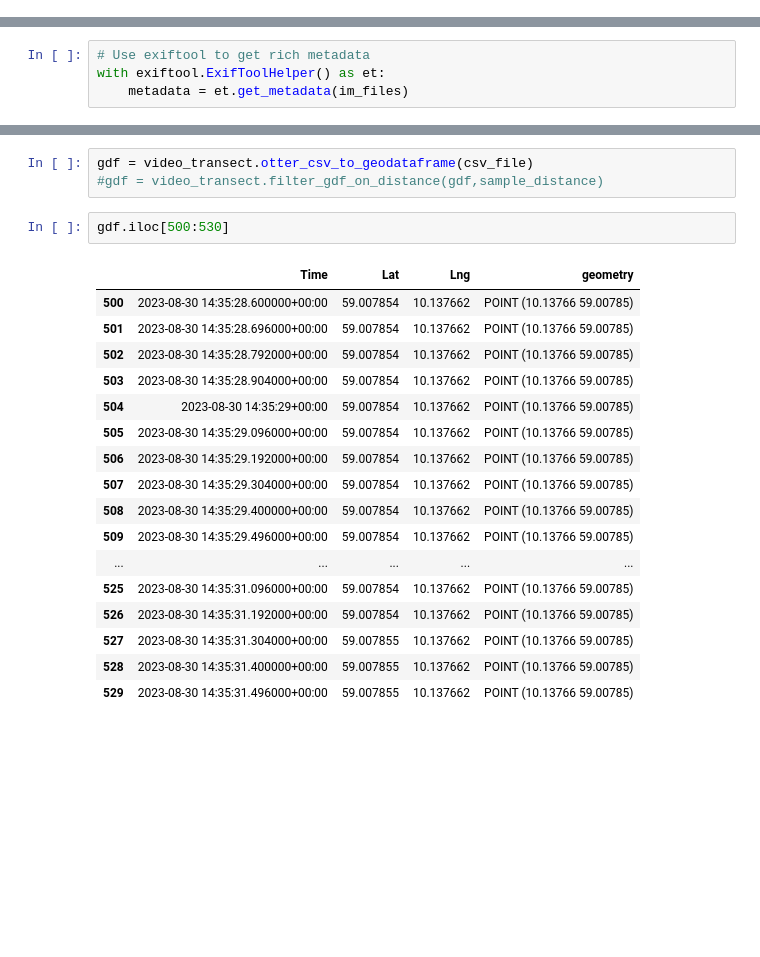
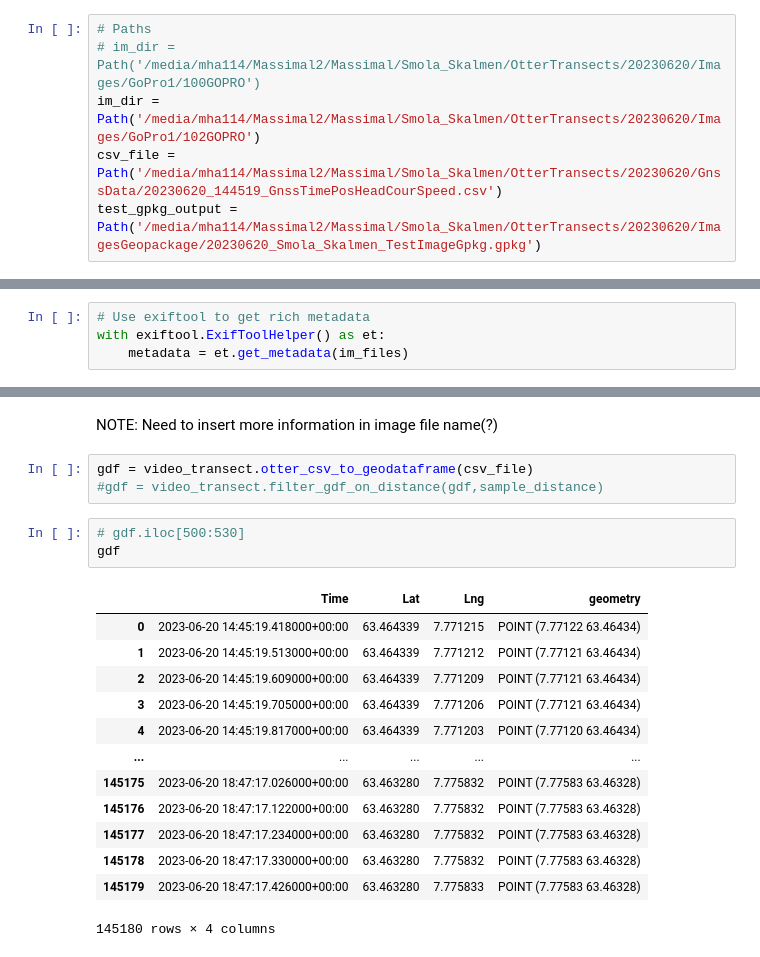
Before and after one commit to mh-skjelvareid/massimal, a Jupyter notebook: prelim/otter_image_georeferencing/prelim_smola_otter_image_georef.ipynb, the cells around one changed output, grey strips where cells are left out. Saved outputs shown, nothing was run; the diff lists cells and outputs as text; blank space fills up the shorter version.

Commit message:
Small adjustments after testing image georeferenceing with Skalmen data

```diff
--- a/prelim/otter_image_georeferencing/prelim_smola_otter_image_georef.ipynb
+++ b/prelim/otter_image_georeferencing/prelim_smola_otter_image_georef.ipynb
@@ -12,3 +8,9 @@ csv_file = Path('/media/mha114/LaCie/LarvikData/Larvik_Kongsbakkebukta/Otter/202
+# %%
+# Paths
+# im_dir = Path('/media/mha114/Massimal2/Massimal/Smola_Skalmen/OtterTransects/20230620/Images/GoPro1/100GOPRO')
+im_dir = Path('/media/mha114/Massimal2/Massimal/Smola_Skalmen/OtterTransects/20230620/Images/GoPro1/102GOPRO')
+csv_file = Path('/media/mha114/Massimal2/Massimal/Smola_Skalmen/OtterTransects/20230620/GnssData/20230620_144519_GnssTimePosHeadCourSpeed.csv')
+test_gpkg_output = Path('/media/mha114/Massimal2/Massimal/Smola_Skalmen/OtterTransects/20230620/ImagesGeopackage/20230620_Smola_Skalmen_TestImageGpkg.gpkg')
 # %%
 # Parameters
 sample_distance = 1.0 # Units defined by CRS, default is UTM with unit meters
@@ -102,23 +129,22 @@ for im_ts in image_timestamps[0:10]:
+# %% [markdown]
+NOTE: Need to insert more information in image file name(?)
 # %%
 gdf = video_transect.otter_csv_to_geodataframe(csv_file)
 #gdf = video_transect.filter_gdf_on_distance(gdf,sample_distance)
 # %%
-gdf.iloc[500:530]
+# gdf.iloc[500:530]
+gdf
 # %% [output]
 |  | Time | Lat | Lng | geometry |
-| 500 | 2023-08-30 14:35:28.600000+00:00 | 59.007854 | 10.137662 | POINT (10.13766 59.00785) |
-| 501 | 2023-08-30 14:35:28.696000+00:00 | 59.007854 | 10.137662 | POINT (10.13766 59.00785) |
-| 502 | 2023-08-30 14:35:28.792000+00:00 | 59.007854 | 10.137662 | POINT (10.13766 59.00785) |
-| 503 | 2023-08-30 14:35:28.904000+00:00 | 59.007854 | 10.137662 | POINT (10.13766 59.00785) |
-| 504 | 2023-08-30 14:35:29+00:00 | 59.007854 | 10.137662 | POINT (10.13766 59.00785) |
-| 505 | 2023-08-30 14:35:29.096000+00:00 | 59.007854 | 10.137662 | POINT (10.13766 59.00785) |
-| 506 | 2023-08-30 14:35:29.192000+00:00 | 59.007854 | 10.137662 | POINT (10.13766 59.00785) |
-| 507 | 2023-08-30 14:35:29.304000+00:00 | 59.007854 | 10.137662 | POINT (10.13766 59.00785) |
-| 508 | 2023-08-30 14:35:29.400000+00:00 | 59.007854 | 10.137662 | POINT (10.13766 59.00785) |
-| 509 | 2023-08-30 14:35:29.496000+00:00 | 59.007854 | 10.137662 | POINT (10.13766 59.00785) |
+| 0 | 2023-06-20 14:45:19.418000+00:00 | 63.464339 | 7.771215 | POINT (7.77122 63.46434) |
+| 1 | 2023-06-20 14:45:19.513000+00:00 | 63.464339 | 7.771212 | POINT (7.77121 63.46434) |
+| 2 | 2023-06-20 14:45:19.609000+00:00 | 63.464339 | 7.771209 | POINT (7.77121 63.46434) |
+| 3 | 2023-06-20 14:45:19.705000+00:00 | 63.464339 | 7.771206 | POINT (7.77121 63.46434) |
+| 4 | 2023-06-20 14:45:19.817000+00:00 | 63.464339 | 7.771203 | POINT (7.77120 63.46434) |
 | ... | ... | ... | ... | ... |
-| 525 | 2023-08-30 14:35:31.096000+00:00 | 59.007854 | 10.137662 | POINT (10.13766 59.00785) |
-| 526 | 2023-08-30 14:35:31.192000+00:00 | 59.007854 | 10.137662 | POINT (10.13766 59.00785) |
-| 527 | 2023-08-30 14:35:31.304000+00:00 | 59.007855 | 10.137662 | POINT (10.13766 59.00785) |
-| 528 | 2023-08-30 14:35:31.400000+00:00 | 59.007855 | 10.137662 | POINT (10.13766 59.00785) |
-| 529 | 2023-08-30 14:35:31.496000+00:00 | 59.007855 | 10.137662 | POINT (10.13766 59.00785) |
+| 145175 | 2023-06-20 18:47:17.026000+00:00 | 63.463280 | 7.775832 | POINT (7.77583 63.46328) |
+| 145176 | 2023-06-20 18:47:17.122000+00:00 | 63.463280 | 7.775832 | POINT (7.77583 63.46328) |
+| 145177 | 2023-06-20 18:47:17.234000+00:00 | 63.463280 | 7.775832 | POINT (7.77583 63.46328) |
+| 145178 | 2023-06-20 18:47:17.330000+00:00 | 63.463280 | 7.775832 | POINT (7.77583 63.46328) |
+| 145179 | 2023-06-20 18:47:17.426000+00:00 | 63.463280 | 7.775833 | POINT (7.77583 63.46328) |
+145180 rows × 4 columns
```
Also changed, not shown: parts of 17 cells of this notebook, 1 other file.
